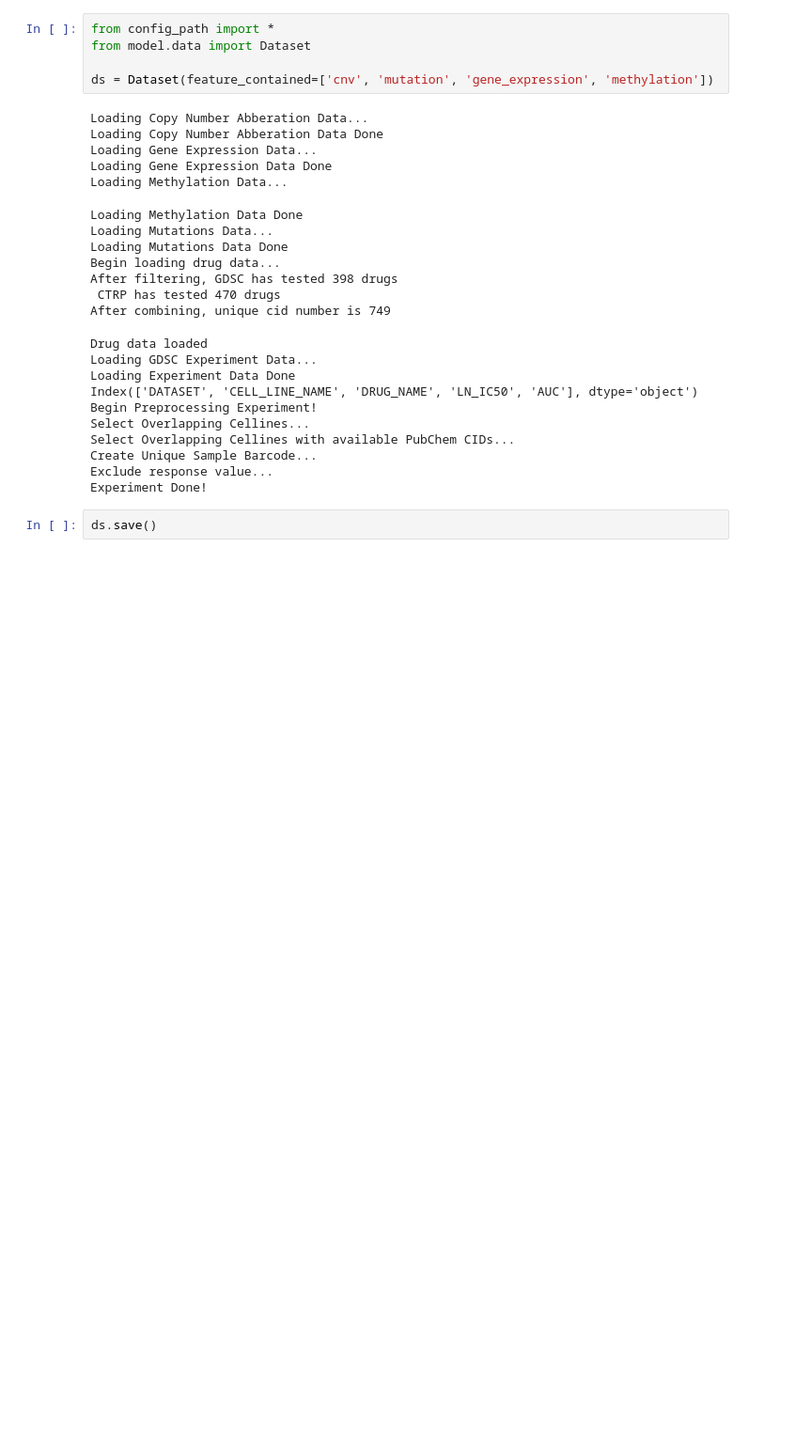
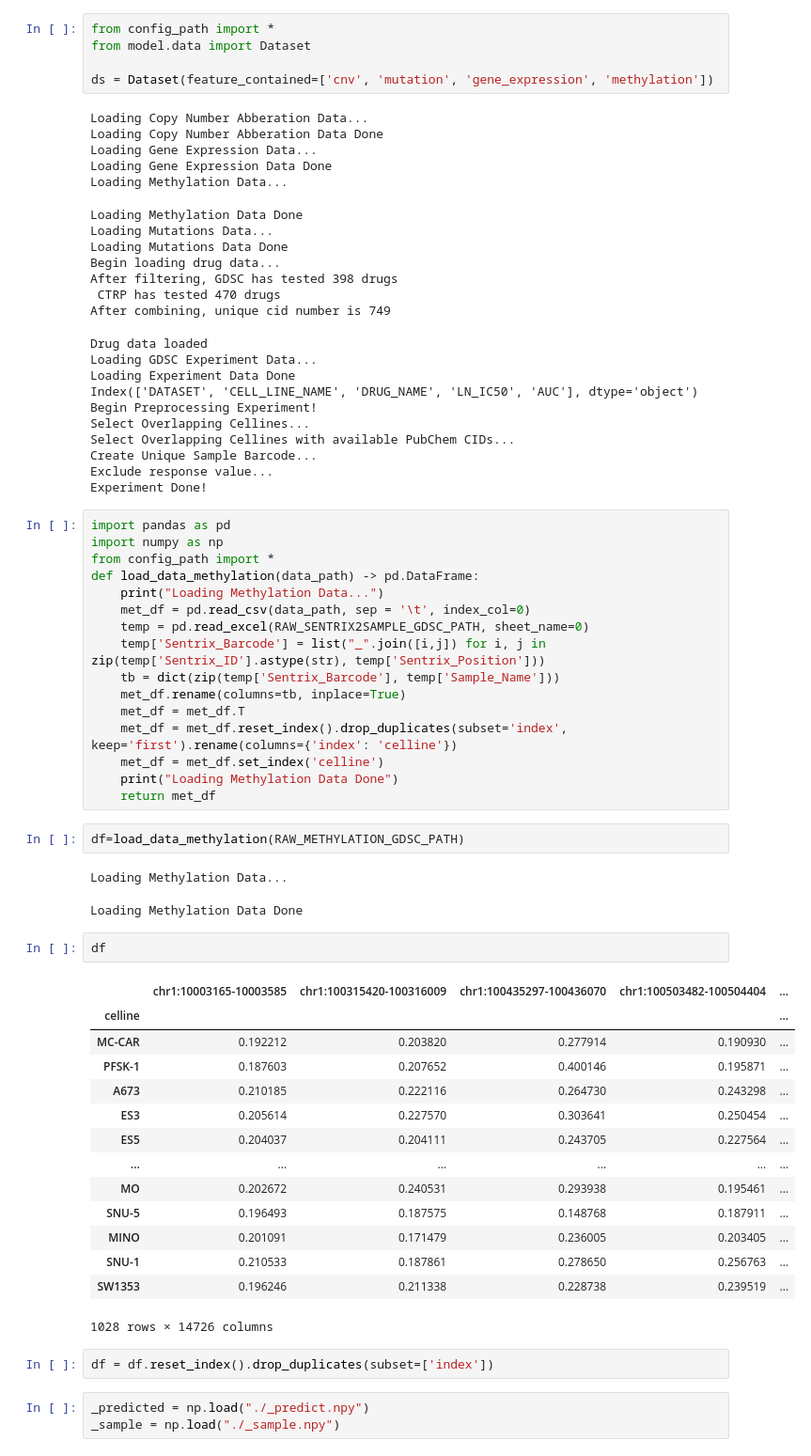
Before and after one commit to mglnbk/MGNet, a Jupyter notebook: data_handler.ipynb, the cells around one changed output. Shown at 94% size. Cells and saved outputs as stored; diff of their text form; blank space fills up the shorter version.

```diff
--- a/data_handler.ipynb
+++ b/data_handler.ipynb
@@ -634,5 +634,46 @@ Select Overlapping Cellines with available PubChem CIDs...
 Create Unique Sample Barcode...
 Exclude response value...
 Experiment Done!
-# %%
-ds.save()
+# %%
+import pandas as pd
+import numpy as np
+from config_path import *
+def load_data_methylation(data_path) -> pd.DataFrame:
+    print("Loading Methylation Data...")
+    met_df = pd.read_csv(data_path, sep = '\t', index_col=0)
+    temp = pd.read_excel(RAW_SENTRIX2SAMPLE_GDSC_PATH, sheet_name=0)
+    temp['Sentrix_Barcode'] = list("_".join([i,j]) for i, j in zip(temp['Sentrix_ID'].astype(str), temp['Sentrix_Position']))
+    tb = dict(zip(temp['Sentrix_Barcode'], temp['Sample_Name']))
+    met_df.rename(columns=tb, inplace=True)
+    met_df = met_df.T
+    met_df = met_df.reset_index().drop_duplicates(subset='index', keep='first').rename(columns={'index': 'celline'})
+    met_df = met_df.set_index('celline')
+    print("Loading Methylation Data Done")
+    return met_df
+# %%
+df=load_data_methylation(RAW_METHYLATION_GDSC_PATH)
+# %% [output]
+Loading Methylation Data...
+Loading Methylation Data Done
+# %%
+df
+# %% [output]
+|  | chr1:10003165-10003585 | chr1:100315420-100316009 | chr1:100435297-100436070 | chr1:100503482-100504404 | ... |
+| celline |  |  |  |  | ... |
+| MC-CAR | 0.192212 | 0.203820 | 0.277914 | 0.190930 | ... |
+| PFSK-1 | 0.187603 | 0.207652 | 0.400146 | 0.195871 | ... |
+| A673 | 0.210185 | 0.222116 | 0.264730 | 0.243298 | ... |
+| ES3 | 0.205614 | 0.227570 | 0.303641 | 0.250454 | ... |
+| ES5 | 0.204037 | 0.204111 | 0.243705 | 0.227564 | ... |
+| ... | ... | ... | ... | ... | ... |
+| MO | 0.202672 | 0.240531 | 0.293938 | 0.195461 | ... |
+| SNU-5 | 0.196493 | 0.187575 | 0.148768 | 0.187911 | ... |
+| MINO | 0.201091 | 0.171479 | 0.236005 | 0.203405 | ... |
+| SNU-1 | 0.210533 | 0.187861 | 0.278650 | 0.256763 | ... |
+| SW1353 | 0.196246 | 0.211338 | 0.228738 | 0.239519 | ... |
+1028 rows × 14726 columns
+# %%
+df = df.reset_index().drop_duplicates(subset=['index'])
+# %%
+_predicted = np.load("./_predict.npy")
+_sample = np.load("./_sample.npy")
```
Also changed, not shown: parts of 2 cells of this notebook, 8 other files.
